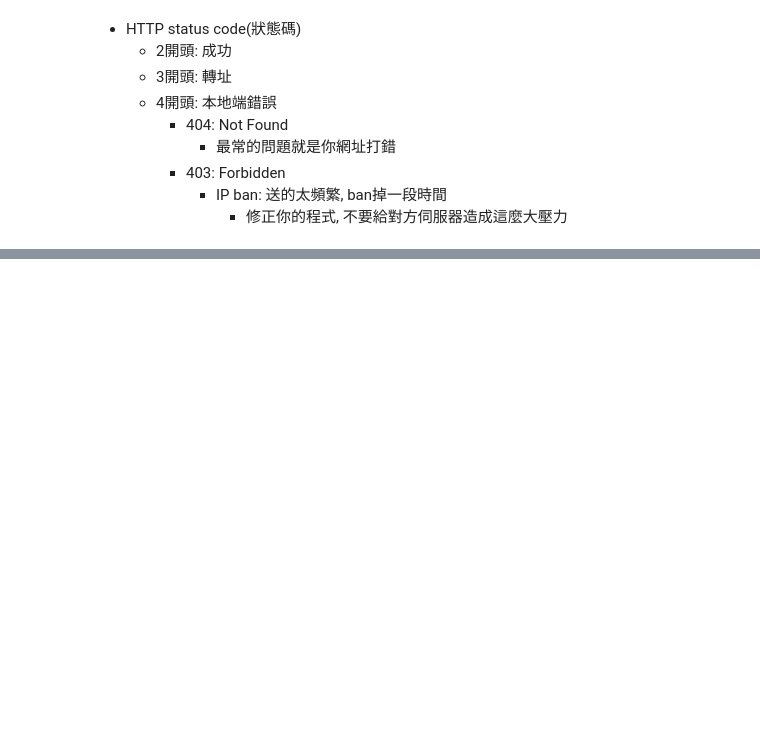
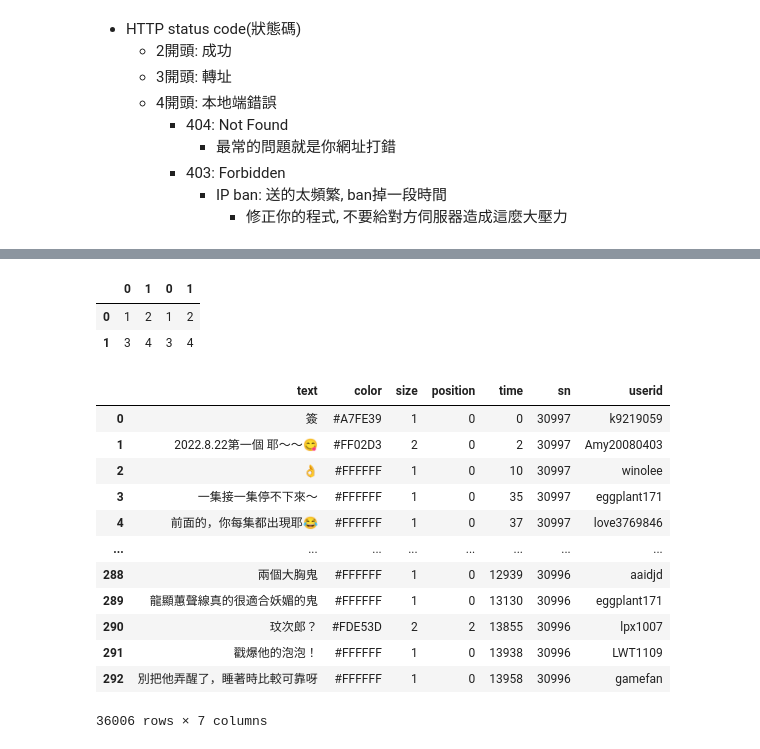
Before and after one commit to Elwing-Chou/tibame20260826, a Jupyter notebook: tibame20260912.ipynb, the cells around one changed output, grey strips where cells are left out. Saved outputs shown, nothing was run; the diff lists cells and outputs as text; code cells hidden in the pictures; blank space fills up the shorter version.

```diff
--- a/tibame20260912.ipynb
+++ b/tibame20260912.ipynb
@@ -180,0 +163,37 @@ for link in html.find_all("a"):
+# %%
+# demo: concat
+# axis=0/1
+test = pd.DataFrame([
+    [1, 2],
+    [3, 4]
+])
+pd.concat([test, test], axis=1)
+# %% [output]
+|  | 0 | 1 | 0 | 1 |
+| 0 | 1 | 2 | 1 | 2 |
+| 1 | 3 | 4 | 3 | 4 |
+# %%
+import glob
+
+total = []
+for fn in glob.glob("baha/*.csv"):
+    df = pd.read_csv(fn, encoding="utf-8")
+    total.append(df)
+
+total_df = pd.concat(total, axis=0)
+total_df.to_csv("total.csv", encoding="utf-8", index=False)
+total_df
+# %% [output]
+|  | text | color | size | position | time | sn | userid |
+| 0 | 簽 | #A7FE39 | 1 | 0 | 0 | 30997 | k9219059 |
+| 1 | 2022.8.22第一個 耶～～😋 | #FF02D3 | 2 | 0 | 2 | 30997 | Amy20080403 |
+| 2 | 👌 | #FFFFFF | 1 | 0 | 10 | 30997 | winolee |
+| 3 | 一集接一集停不下來～ | #FFFFFF | 1 | 0 | 35 | 30997 | eggplant171 |
+| 4 | 前面的，你每集都出現耶😂 | #FFFFFF | 1 | 0 | 37 | 30997 | love3769846 |
+| ... | ... | ... | ... | ... | ... | ... | ... |
+| 288 | 兩個大胸鬼 | #FFFFFF | 1 | 0 | 12939 | 30996 | aaidjd |
+| 289 | 龍顯蕙聲線真的很適合妖媚的鬼 | #FFFFFF | 1 | 0 | 13130 | 30996 | eggplant171 |
+| 290 | 玟次郎？ | #FDE53D | 2 | 2 | 13855 | 30996 | lpx1007 |
+| 291 | 戳爆他的泡泡！ | #FFFFFF | 1 | 0 | 13938 | 30996 | LWT1109 |
+| 292 | 別把他弄醒了，睡著時比較可靠呀 | #FFFFFF | 1 | 0 | 13958 | 30996 | gamefan |
+36006 rows × 7 columns
```
Also changed, not shown: parts of 1 cell of this notebook.
